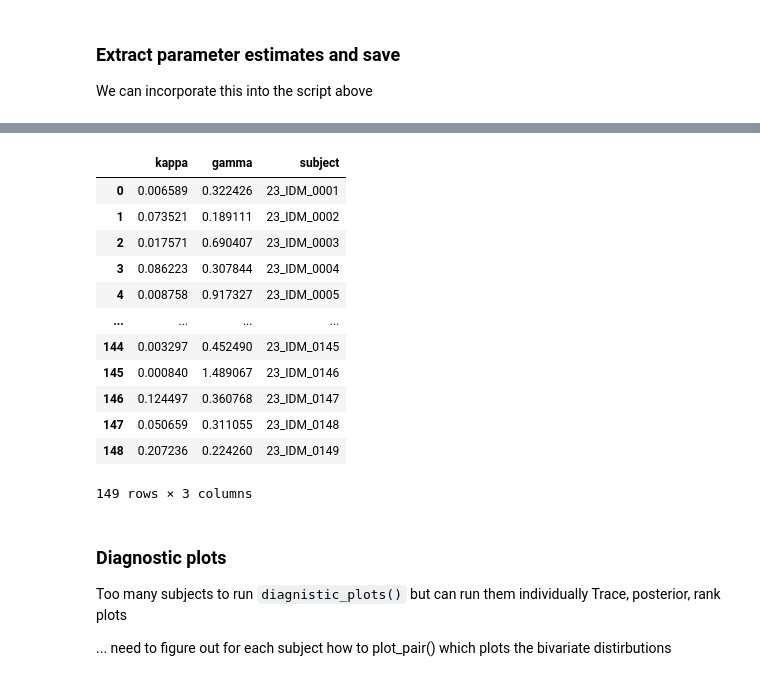
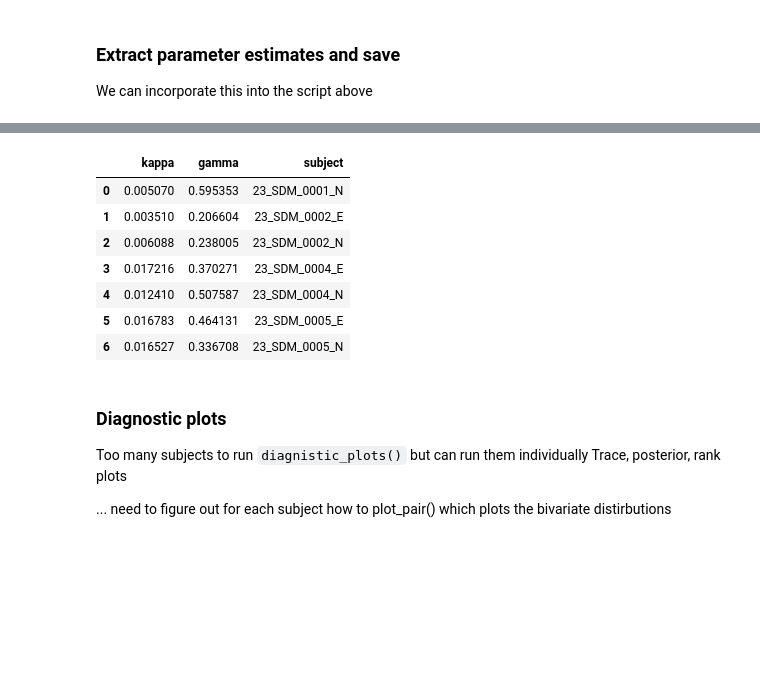
Before and after one commit to CDN-Lab/BH_model, a Jupyter notebook: cdd/hierarchical_model.ipynb, the cells around one changed output, grey strips where cells are left out. Saved outputs shown, nothing was run; the diff lists cells and outputs as text; code cells hidden in the pictures; blank space fills up the shorter version.

```diff
--- a/cdd/hierarchical_model.ipynb
+++ b/cdd/hierarchical_model.ipynb
@@ -139,10 +139,10 @@ for s in subjs:
         for c in cols:
             subj_data[c] = subj_data[c].astype(float)
         subj_data['subject_id'] = int(subj_id)
-        subj_id += subj_id
+        subj_id = subj_id+1
         data = pd.concat([data,subj_data],ignore_index=True)
 
-data.head(10)
+data.head(100)
 # %% [output]
 |  | subject | cdd_choice | cdd_immed_amt | cdd_delay_amt | cdd_immed_wait | cdd_delay_wait | alpha | ... |
 | 0 | 23_SDM_0001_N | 1.0 | 2.0 | 65.0 | 0.0 | 29.0 | 1.0 | ... |
@@ -233,35 +253,30 @@ We can incorporate this into the script above
 # %%
 def extract_mean(fn,var_names=['kappa','gamma'],subjects=[]):
     nb_subjects = len(subjects)
     df = pd.read_csv(fn,index_col=0)
     df_bhm = pd.DataFrame([],columns=var_names)
     df_bhm['subject'] = subjects
     for var in var_names:
         ind_list = ['{}[{}]'.format(var,sub_id) for sub_id in range(nb_subjects)]
         df_bhm[var] = df.loc[df.index.isin(ind_list)]['mean'].reset_index(drop=True)
     return df_bhm
 
 experiment='v004'
 bhm_dir = save_dir
-bhm_fn = os.path.join(bhm_dir,'cdd','BHM_model_summary_{}.csv'.format(experiment))
+bhm_fn = os.path.join(bhm_dir,'BHM_model_summary_{}.csv'.format(experiment))
 df_bhm = extract_mean(bhm_fn,var_names=['kappa','gamma'],subjects=subjects)
 split_CDD_fn = os.path.join(bhm_dir,'split_CDD_BHM.csv')
 df_bhm.to_csv(split_CDD_fn)
 df_bhm
 # %% [output]
 |  | kappa | gamma | subject |
-| 0 | 0.006589 | 0.322426 | 23_IDM_0001 |
-| 1 | 0.073521 | 0.189111 | 23_IDM_0002 |
-| 2 | 0.017571 | 0.690407 | 23_IDM_0003 |
-| 3 | 0.086223 | 0.307844 | 23_IDM_0004 |
-| 4 | 0.008758 | 0.917327 | 23_IDM_0005 |
-| ... | ... | ... | ... |
-| 144 | 0.003297 | 0.452490 | 23_IDM_0145 |
-| 145 | 0.000840 | 1.489067 | 23_IDM_0146 |
-| 146 | 0.124497 | 0.360768 | 23_IDM_0147 |
-| 147 | 0.050659 | 0.311055 | 23_IDM_0148 |
-| 148 | 0.207236 | 0.224260 | 23_IDM_0149 |
+| 0 | 0.005070 | 0.595353 | 23_SDM_0001_N |
+| 1 | 0.003510 | 0.206604 | 23_SDM_0002_E |
+| 2 | 0.006088 | 0.238005 | 23_SDM_0002_N |
+| 3 | 0.017216 | 0.370271 | 23_SDM_0004_E |
+| 4 | 0.012410 | 0.507587 | 23_SDM_0004_N |
+| 5 | 0.016783 | 0.464131 | 23_SDM_0005_E |
+| 6 | 0.016527 | 0.336708 | 23_SDM_0005_N |
-149 rows × 3 columns
 # %% [markdown]
 ### Diagnostic plots
 
```
Also changed, not shown: parts of 4 cells of this notebook.
